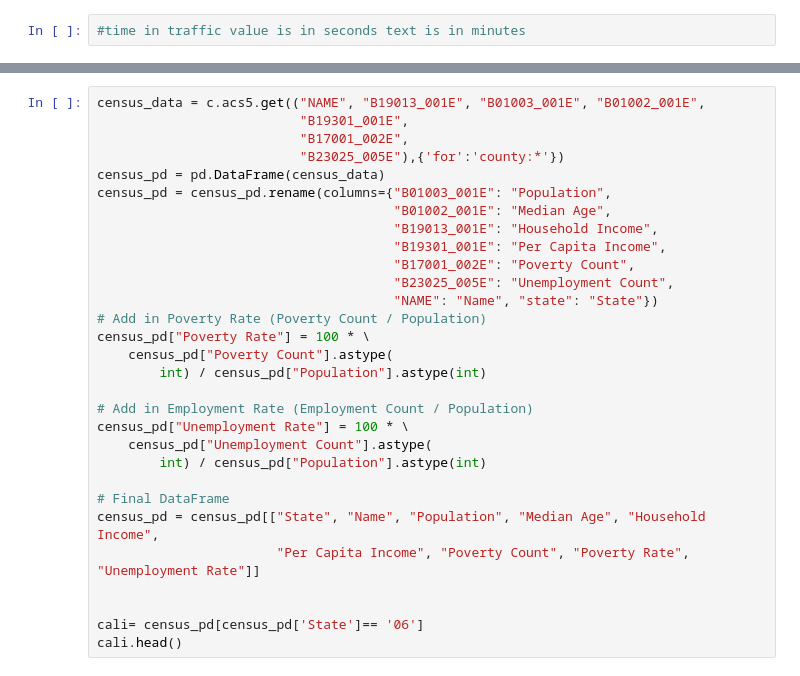
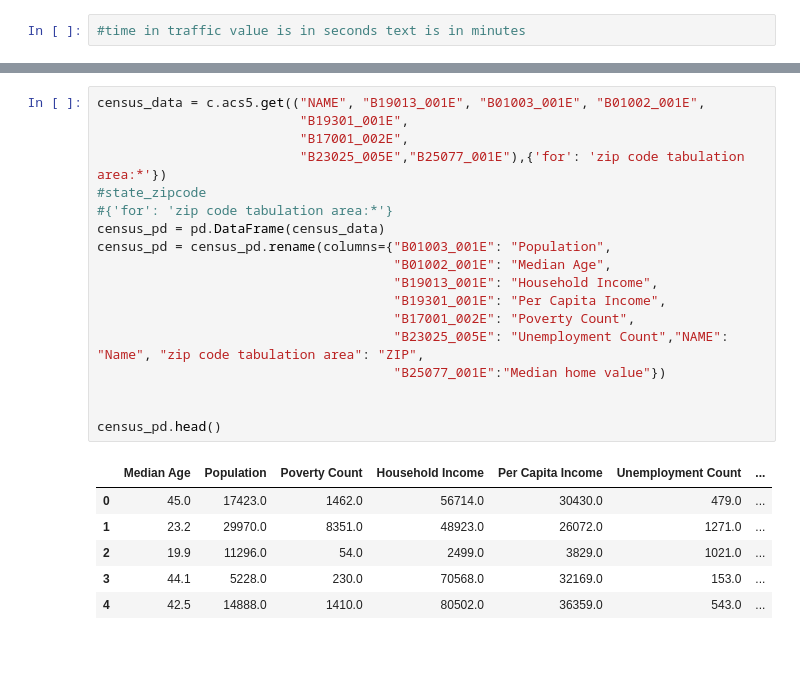
Before and after one commit to lishuai928/Project-Gmap-Graphs, a Jupyter notebook: Traffic tracker.ipynb, the cells around one changed output, grey strips where cells are left out. Saved outputs shown, nothing was run; the diff lists cells and outputs as text.

```diff
--- a/Traffic tracker.ipynb
+++ b/Traffic tracker.ipynb
@@ -94,30 +126,25 @@ traffic_df.head(10)
 # %%
 census_data = c.acs5.get(("NAME", "B19013_001E", "B01003_001E", "B01002_001E",
                           "B19301_001E",
                           "B17001_002E",
-                          "B23025_005E"),{'for':'county:*'})
+                          "B23025_005E","B25077_001E"),{'for': 'zip code tabulation area:*'})
+#state_zipcode
+#{'for': 'zip code tabulation area:*'}
 census_pd = pd.DataFrame(census_data)
 census_pd = census_pd.rename(columns={"B01003_001E": "Population",
                                       "B01002_001E": "Median Age",
                                       "B19013_001E": "Household Income",
                                       "B19301_001E": "Per Capita Income",
                                       "B17001_002E": "Poverty Count",
-                                      "B23025_005E": "Unemployment Count",
-                                      "NAME": "Name", "state": "State"})
-# Add in Poverty Rate (Poverty Count / Population)
-census_pd["Poverty Rate"] = 100 * \
-    census_pd["Poverty Count"].astype(
-        int) / census_pd["Population"].astype(int)
-
-# Add in Employment Rate (Employment Count / Population)
-census_pd["Unemployment Rate"] = 100 * \
-    census_pd["Unemployment Count"].astype(
-        int) / census_pd["Population"].astype(int)
-
-# Final DataFrame
-census_pd = census_pd[["State", "Name", "Population", "Median Age", "Household Income",
-                       "Per Capita Income", "Poverty Count", "Poverty Rate", "Unemployment Rate"]]
+                                      "B23025_005E": "Unemployment Count","NAME": "Name", "zip code tabulation area": "ZIP",
+                                      "B25077_001E":"Median home value"})
 
 
-cali= census_pd[census_pd['State']== '06']
-cali.head()
+census_pd.head()
+# %% [output]
+|  | Median Age | Population | Poverty Count | Household Income | Per Capita Income | Unemployment Count | ... |
+| 0 | 45.0 | 17423.0 | 1462.0 | 56714.0 | 30430.0 | 479.0 | ... |
+| 1 | 23.2 | 29970.0 | 8351.0 | 48923.0 | 26072.0 | 1271.0 | ... |
+| 2 | 19.9 | 11296.0 | 54.0 | 2499.0 | 3829.0 | 1021.0 | ... |
+| 3 | 44.1 | 5228.0 | 230.0 | 70568.0 | 32169.0 | 153.0 | ... |
+| 4 | 42.5 | 14888.0 | 1410.0 | 80502.0 | 36359.0 | 543.0 | ... |
```
Also changed, not shown: parts of 8 cells of this notebook, 3 other files.
